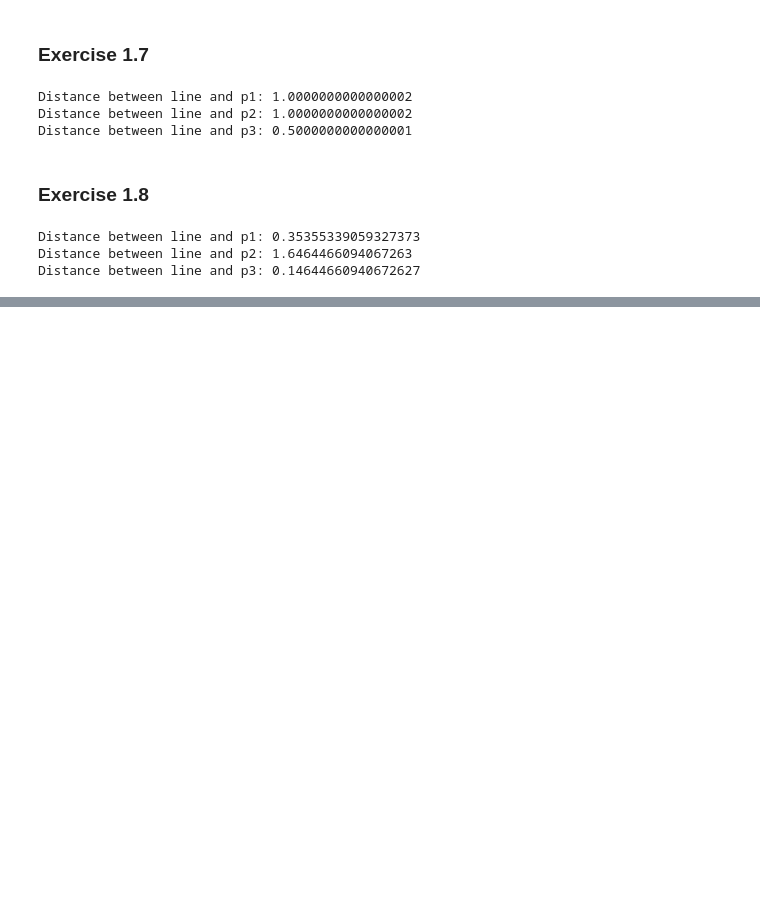
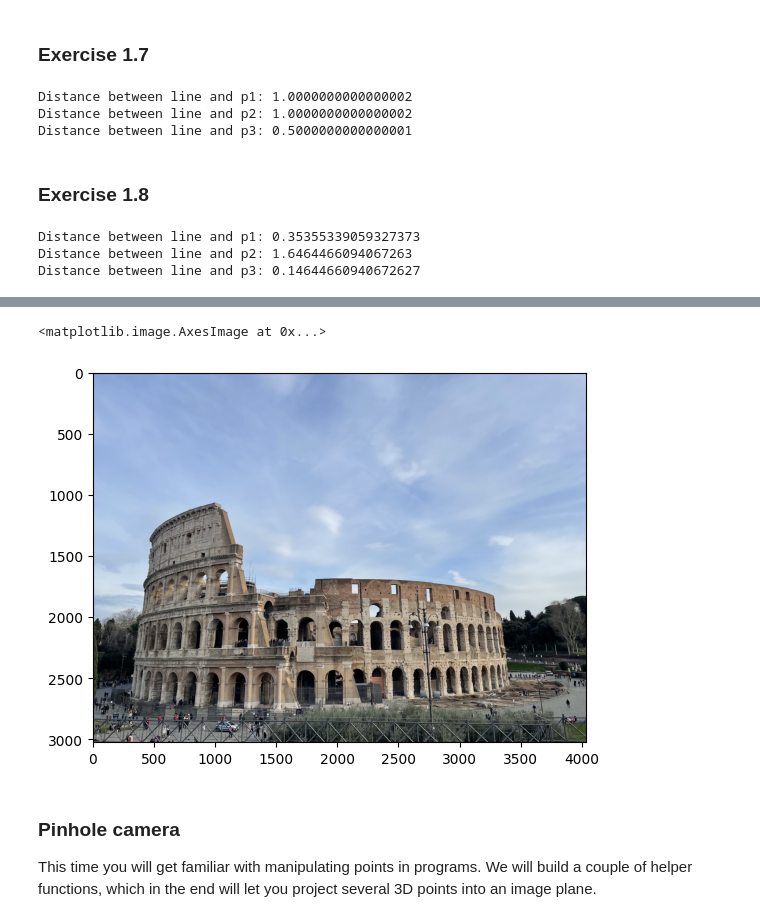
Before and after one commit to ChongchLi/02504_ComputerVision, a Jupyter notebook: Exercise/Exercise_1/Exercise_01.ipynb, the cells around one changed output, grey strips where cells are left out. Drawn from its saved outputs; the diff is of its cells as text; code cells hidden in the pictures; blank space fills up the shorter version.

Commit message:
new file:   Exercise/Exercise_1/Colosseum.jpg 	modified:   Exercise/Exercise_1/Exercise_01.ipynb

```diff
--- a/Exercise/Exercise_1/Exercise_01.ipynb
+++ b/Exercise/Exercise_1/Exercise_01.ipynb
@@ -125,0 +155,12 @@ Distance between line and p3: 0.14644660940672627
+# %%
+import matplotlib.pyplot as plt
+img = cv2.imread('Colosseum.jpg')
+img = img[:,:,::-1]
+plt.imshow(img)
+# %% [output]
+<matplotlib.image.AxesImage at 0x...>
+[figure, added]
+# %% [markdown]
+### Pinhole camera
+This time you will get familiar with manipulating points in programs. We will build a couple of
+helper functions, which in the end will let you project several 3D points into an image plane.
```
Also changed, not shown: parts of 5 cells of this notebook, 1 other file.
